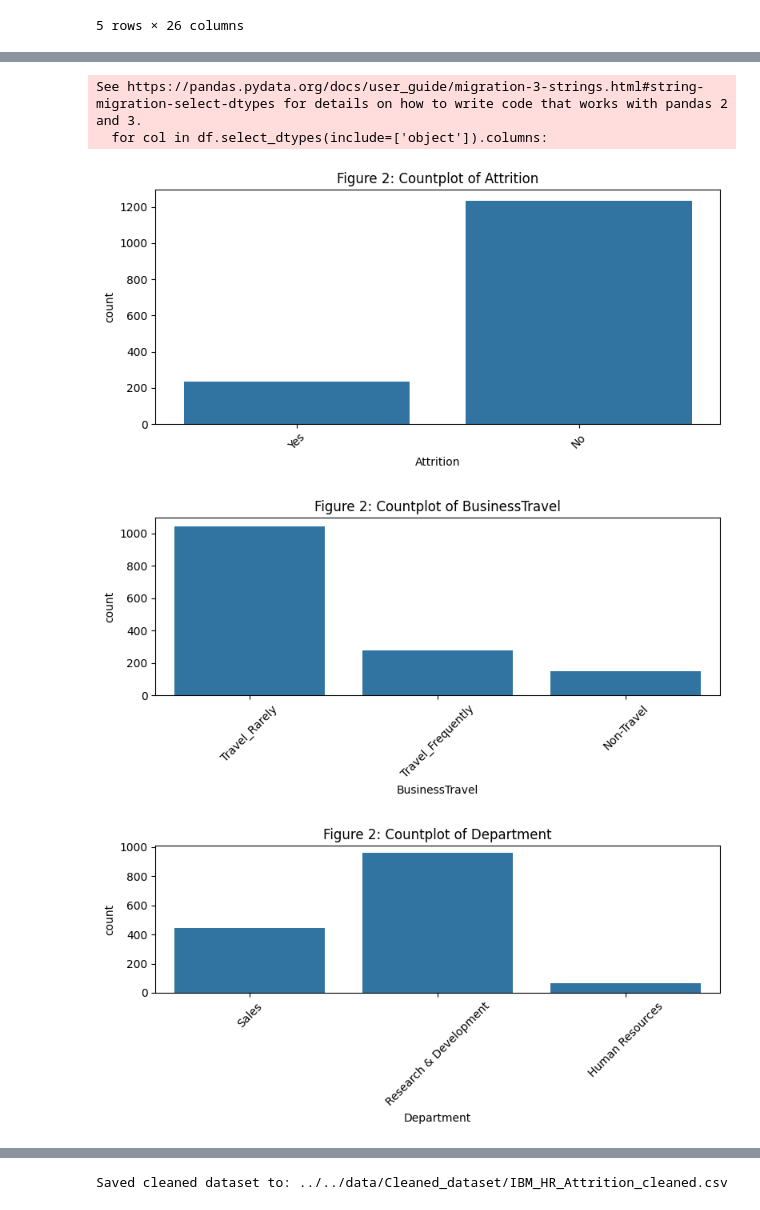
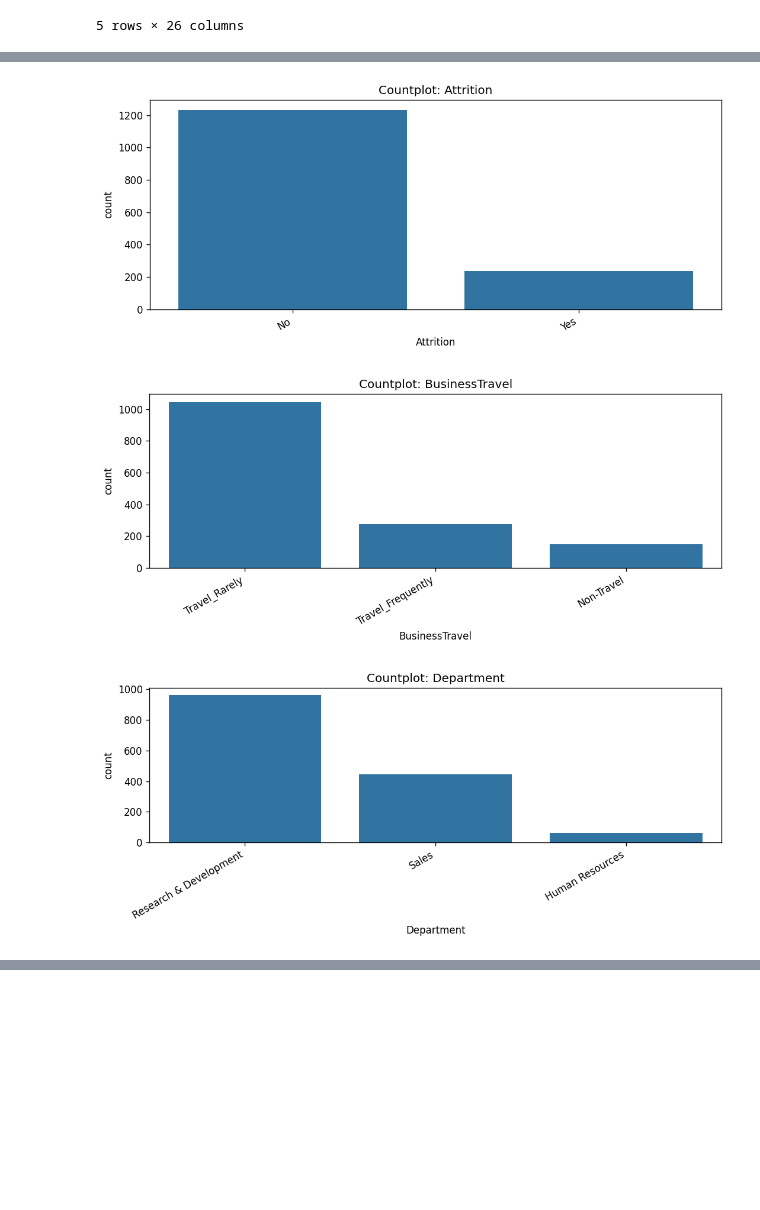
Before and after one commit to RNB1993/Hackathon-employee-attrition-modelling, a Jupyter notebook: jupyter_notebooks/EDA.ipynb, the cells around one changed output, grey strips where cells are left out. Drawn from its saved outputs; the diff is of its cells as text; code cells hidden in the pictures; blank space fills up the shorter version.

```diff
--- a/jupyter_notebooks/EDA.ipynb
+++ b/jupyter_notebooks/EDA.ipynb
@@ -159,15 +554,24 @@ Skipped low-variation columns (IQR==0): ['EmployeeCount', 'PerformanceRating', '
 # %%
-# Countplots for categorical features
-for col in df.select_dtypes(include=['object']).columns:
-    plt.figure(figsize=(8, 4))
-    sns.countplot(data=df, x=col)
-    plt.title(f'Figure 2: Countplot of {col}')
-    plt.xticks(rotation=45)
+# Countplots for categorical features (low-cardinality only)
+
+# Pandas 3.x note: include both object + string dtypes to avoid deprecation warnings.
+cat_cols = df.select_dtypes(include=["object", "category", "string"]).columns
+
+max_unique = 15  # skip very high-cardinality categoricals
+
+for col in cat_cols:
+    n_unique = df[col].nunique(dropna=True)
+    if n_unique < 2 or n_unique > max_unique:
+        continue
+
+    order = df[col].value_counts(dropna=False).index
+    plt.figure(figsize=(9, 4), dpi=120)
+    sns.countplot(data=df, x=col, order=order)
+    plt.title(f"Countplot: {col}")
+    plt.xticks(rotation=30, ha="right")
     plt.tight_layout()
     plt.show()
 # %% [output]
-See https://pandas.pydata.org/docs/user_guide/migration-3-strings.html#string-migration-select-dtypes for details on how to write code that works with pandas 2 and 3.
-  for col in df.select_dtypes(include=['object']).columns:
-[figure, old version]
+[figure, new version]
-[figure, old version]
+[figure, new version]
-[figure, old version]
+[figure, new version]
@@ -180,20 +582,0 @@ See https://pandas.pydata.org/docs/user_guide/migration-3-strings.html#string-mi
-# %%
-# Saving cleaned dataset
-import os
-
-# Rebuild a cleaned dataframe by injecting the capped numeric columns back into df
-df_cleaned = df.copy()
-if "df_num_capped" in globals():
-    df_cleaned[df_num_capped.columns] = df_num_capped
-else:
-    # Fallback: no capping performed; treat current df as cleaned
-    df_cleaned = df.copy()
-
-cleaned_dir = "../../data/Cleaned_dataset"
-os.makedirs(cleaned_dir, exist_ok=True)
-
-cleaned_path = os.path.join(cleaned_dir, "IBM_HR_Attrition_cleaned.csv")
-df_cleaned.to_csv(cleaned_path, index=False)
-print(f"Saved cleaned dataset to: {cleaned_path}")
-# %% [output]
-Saved cleaned dataset to: ../../data/Cleaned_dataset/IBM_HR_Attrition_cleaned.csv
```
Also changed, not shown: parts of 31 cells of this notebook, 4 other files.
